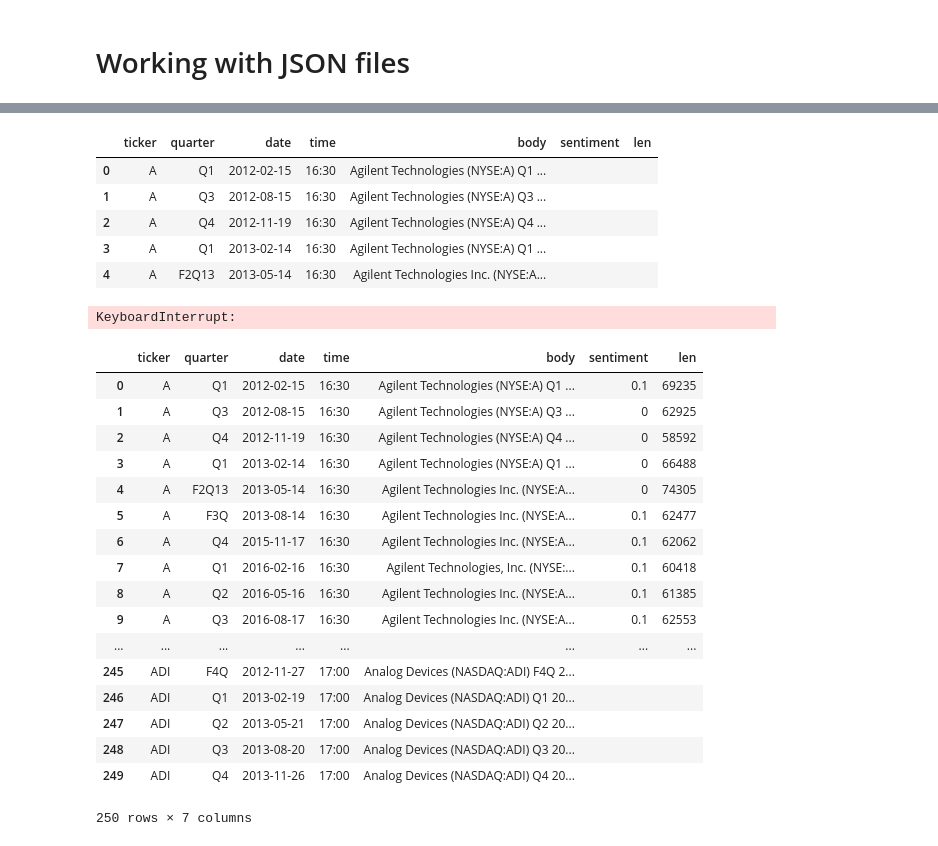
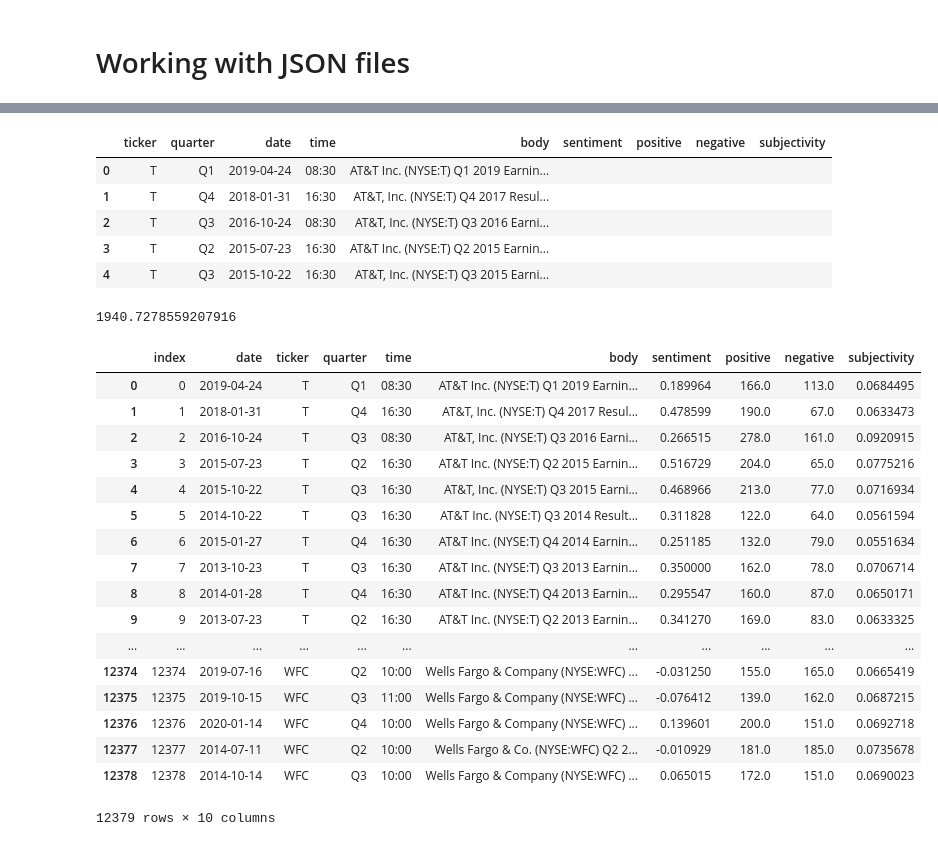
Before and after one commit to KubaWernerowski/rise-of-data, a Jupyter notebook: Sentiment_Analysis.ipynb, the cells around one changed output, grey strips where cells are left out. Saved outputs shown, nothing was run; the diff lists cells and outputs as text; code cells hidden in the pictures.

Commit message:
Sentiment analysis is gucci

```diff
--- a/Sentiment_Analysis.ipynb
+++ b/Sentiment_Analysis.ipynb
@@ -82,7 +72,7 @@ from datetime import datetime
 
 
 # Load all company transcripts
-all_transcripts = glob.glob("company_transcripts/*")
+all_transcripts = glob.glob("data/company_transcripts/*")
 df = [pd.read_json(f) for f in all_transcripts]
 
 # Pre-processing functions
@@ -154,6 +144,7 @@ for row in df:
 df_transcripts = pd.DataFrame(
     rows_list, columns=["ticker", "quarter", "date", "time", "body"])
 
+
 with open("transcripts.p", "wb") as f:
     pickle.dump(df_transcripts, f)
 # %%
@@ -162,38 +174,51 @@ new = df_transcripts
 # %%
 new["sentiment"] = ""
-new["len"] = ""
+new["positive"] = ""
+new["negative"] = ""
+new["subjectivity"] = ""
+
 new.head()
 # %% [output]
-|  | ticker | quarter | date | time | body | sentiment | len |
-| 0 | A | Q1 | 2012-02-15 | 16:30 | Agilent Technologies (NYSE:A) Q1 ... |  |  |
-| 1 | A | Q3 | 2012-08-15 | 16:30 | Agilent Technologies (NYSE:A) Q3 ... |  |  |
-| 2 | A | Q4 | 2012-11-19 | 16:30 | Agilent Technologies (NYSE:A) Q4 ... |  |  |
-| 3 | A | Q1 | 2013-02-14 | 16:30 | Agilent Technologies (NYSE:A) Q1 ... |  |  |
-| 4 | A | F2Q13 | 2013-05-14 | 16:30 | Agilent Technologies Inc. (NYSE:A... |  |  |
+|  | ticker | quarter | date | time | body | sentiment | positive | negative | subjectivity |
+| 0 | T | Q1 | 2019-04-24 | 08:30 | AT&T Inc. (NYSE:T) Q1 2019 Earnin... |  |  |  |  |
+| 1 | T | Q4 | 2018-01-31 | 16:30 | AT&T, Inc. (NYSE:T) Q4 2017 Resul... |  |  |  |  |
+| 2 | T | Q3 | 2016-10-24 | 08:30 | AT&T, Inc. (NYSE:T) Q3 2016 Earni... |  |  |  |  |
+| 3 | T | Q2 | 2015-07-23 | 16:30 | AT&T Inc. (NYSE:T) Q2 2015 Earnin... |  |  |  |  |
+| 4 | T | Q3 | 2015-10-22 | 16:30 | AT&T, Inc. (NYSE:T) Q3 2015 Earni... |  |  |  |  |
-# %%
-for i in range(new.shape[0]):
-    new["len"][i] = len(new["body"][i])
-    new["sentiment"][i] = get_sentiment_score2(new["body"][i])
-# %% [output]
-KeyboardInterrupt:
+# %%
+import time
+t0 = time.time()
+
+for i in range(new.shape[0]):
+    tokens = lm.tokenize(new['body'][i])
+    score = lm.get_score(tokens)
+
+    new["sentiment"][i] = score['Polarity']
+    new["positive"][i] = score["Positive"]
+    new["negative"][i] = score["Negative"]
+    new["subjectivity"][i] = score["Subjectivity"]
+
+time.time() - t0
+# %% [output]
+1940.7278559207916
 # %%
-new[:250]
+new
 # %% [output]
-|  | ticker | quarter | date | time | body | sentiment | len |
-| 0 | A | Q1 | 2012-02-15 | 16:30 | Agilent Technologies (NYSE:A) Q1 ... | 0.1 | 69235 |
-| 1 | A | Q3 | 2012-08-15 | 16:30 | Agilent Technologies (NYSE:A) Q3 ... | 0 | 62925 |
-| 2 | A | Q4 | 2012-11-19 | 16:30 | Agilent Technologies (NYSE:A) Q4 ... | 0 | 58592 |
-| 3 | A | Q1 | 2013-02-14 | 16:30 | Agilent Technologies (NYSE:A) Q1 ... | 0 | 66488 |
-| 4 | A | F2Q13 | 2013-05-14 | 16:30 | Agilent Technologies Inc. (NYSE:A... | 0 | 74305 |
-| 5 | A | F3Q | 2013-08-14 | 16:30 | Agilent Technologies Inc. (NYSE:A... | 0.1 | 62477 |
-| 6 | A | Q4 | 2015-11-17 | 16:30 | Agilent Technologies Inc. (NYSE:A... | 0.1 | 62062 |
-| 7 | A | Q1 | 2016-02-16 | 16:30 | Agilent Technologies, Inc. (NYSE:... | 0.1 | 60418 |
-| 8 | A | Q2 | 2016-05-16 | 16:30 | Agilent Technologies Inc. (NYSE:A... | 0.1 | 61385 |
-| 9 | A | Q3 | 2016-08-17 | 16:30 | Agilent Technologies Inc. (NYSE:A... | 0.1 | 62553 |
-| ... | ... | ... | ... | ... | ... | ... | ... |
-| 245 | ADI | F4Q | 2012-11-27 | 17:00 | Analog Devices (NASDAQ:ADI) F4Q 2... |  |  |
-| 246 | ADI | Q1 | 2013-02-19 | 17:00 | Analog Devices (NASDAQ:ADI) Q1 20... |  |  |
-| 247 | ADI | Q2 | 2013-05-21 | 17:00 | Analog Devices (NASDAQ:ADI) Q2 20... |  |  |
-| 248 | ADI | Q3 | 2013-08-20 | 17:00 | Analog Devices (NASDAQ:ADI) Q3 20... |  |  |
-| 249 | ADI | Q4 | 2013-11-26 | 17:00 | Analog Devices (NASDAQ:ADI) Q4 20... |  |  |
+|  | index | date | ticker | quarter | time | body | sentiment | positive | negative | subjectivity |
+| 0 | 0 | 2019-04-24 | T | Q1 | 08:30 | AT&T Inc. (NYSE:T) Q1 2019 Earnin... | 0.189964 | 166.0 | 113.0 | 0.0684495 |
+| 1 | 1 | 2018-01-31 | T | Q4 | 16:30 | AT&T, Inc. (NYSE:T) Q4 2017 Resul... | 0.478599 | 190.0 | 67.0 | 0.0633473 |
+| 2 | 2 | 2016-10-24 | T | Q3 | 08:30 | AT&T, Inc. (NYSE:T) Q3 2016 Earni... | 0.266515 | 278.0 | 161.0 | 0.0920915 |
+| 3 | 3 | 2015-07-23 | T | Q2 | 16:30 | AT&T Inc. (NYSE:T) Q2 2015 Earnin... | 0.516729 | 204.0 | 65.0 | 0.0775216 |
+| 4 | 4 | 2015-10-22 | T | Q3 | 16:30 | AT&T, Inc. (NYSE:T) Q3 2015 Earni... | 0.468966 | 213.0 | 77.0 | 0.0716934 |
+| 5 | 5 | 2014-10-22 | T | Q3 | 16:30 | AT&T Inc. (NYSE:T) Q3 2014 Result... | 0.311828 | 122.0 | 64.0 | 0.0561594 |
+| 6 | 6 | 2015-01-27 | T | Q4 | 16:30 | AT&T Inc. (NYSE:T) Q4 2014 Earnin... | 0.251185 | 132.0 | 79.0 | 0.0551634 |
+| 7 | 7 | 2013-10-23 | T | Q3 | 16:30 | AT&T Inc. (NYSE:T) Q3 2013 Earnin... | 0.350000 | 162.0 | 78.0 | 0.0706714 |
+| 8 | 8 | 2014-01-28 | T | Q4 | 16:30 | AT&T Inc. (NYSE:T) Q4 2013 Earnin... | 0.295547 | 160.0 | 87.0 | 0.0650171 |
+| 9 | 9 | 2013-07-23 | T | Q2 | 16:30 | AT&T Inc. (NYSE:T) Q2 2013 Earnin... | 0.341270 | 169.0 | 83.0 | 0.0633325 |
+| ... | ... | ... | ... | ... | ... | ... | ... | ... | ... | ... |
+| 12374 | 12374 | 2019-07-16 | WFC | Q2 | 10:00 | Wells Fargo & Company (NYSE:WFC) ... | -0.031250 | 155.0 | 165.0 | 0.0665419 |
+| 12375 | 12375 | 2019-10-15 | WFC | Q3 | 11:00 | Wells Fargo & Company (NYSE:WFC) ... | -0.076412 | 139.0 | 162.0 | 0.0687215 |
+| 12376 | 12376 | 2020-01-14 | WFC | Q4 | 10:00 | Wells Fargo & Company (NYSE:WFC) ... | 0.139601 | 200.0 | 151.0 | 0.0692718 |
+| 12377 | 12377 | 2014-07-11 | WFC | Q2 | 10:00 | Wells Fargo & Co. (NYSE:WFC) Q2 2... | -0.010929 | 181.0 | 185.0 | 0.0735678 |
+| 12378 | 12378 | 2014-10-14 | WFC | Q3 | 10:00 | Wells Fargo & Company (NYSE:WFC) ... | 0.065015 | 172.0 | 151.0 | 0.0690023 |
-250 rows × 7 columns
+12379 rows × 10 columns
```
Also changed, not shown: parts of 17 cells of this notebook.
